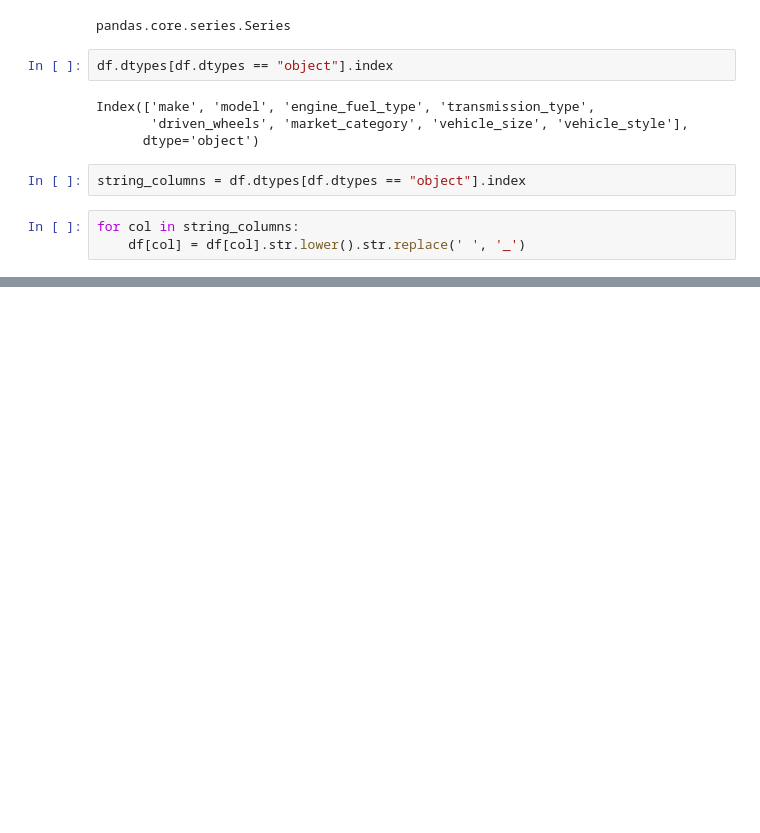
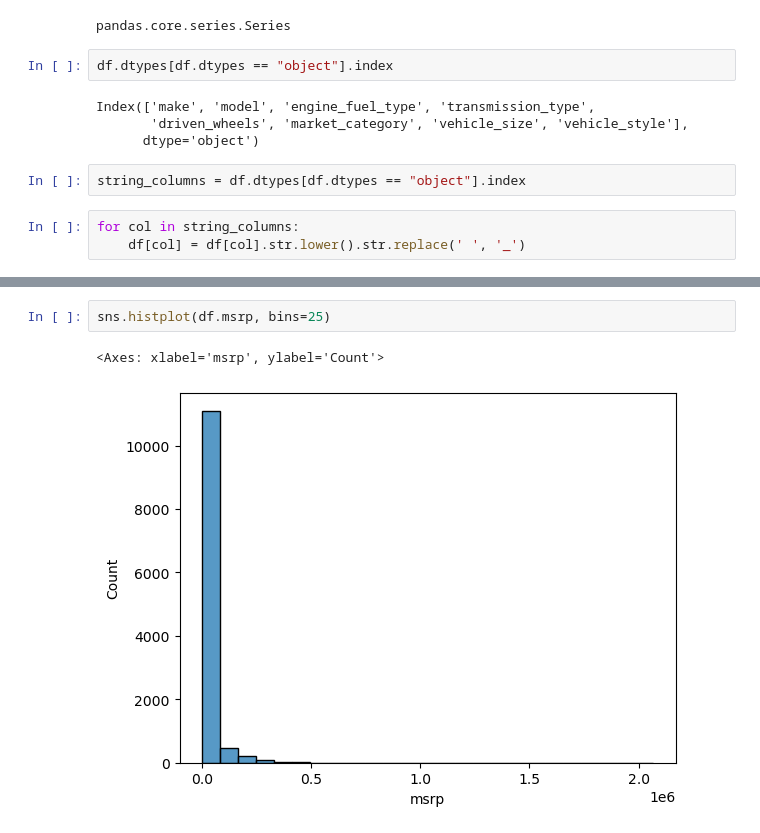
Before and after one commit to piotrswiecik/mlzoomcamp, a Jupyter notebook: various/cars_regression.ipynb, the cells around one changed output, grey strips where cells are left out. Cells and saved outputs as stored; diff of their text form; blank space fills up the shorter version.

```diff
--- a/various/cars_regression.ipynb
+++ b/various/cars_regression.ipynb
@@ -102,0 +139,5 @@ df.head(2)
+# %%
+sns.histplot(df.msrp, bins=25)
+# %% [output]
+<Axes: xlabel='msrp', ylabel='Count'>
+[figure, added]
```
Also changed, not shown: parts of 8 cells of this notebook.
